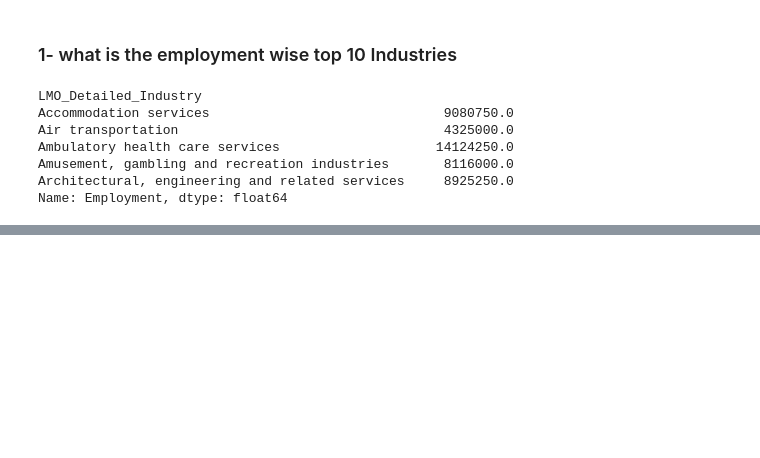
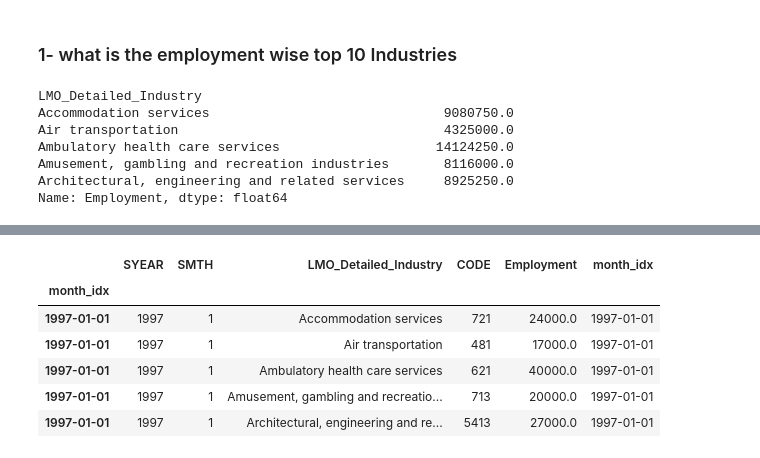
Before and after one commit to geehaad/Time-Series-Analysis-of-NAICS, a Jupyter notebook: Time Series Analysis of NAICS-Copy1.ipynb, the cells around one changed output, grey strips where cells are left out. Cells and saved outputs as stored; diff of their text form; code cells hidden in the pictures; blank space fills up the shorter version.

```diff
--- a/Time Series Analysis of NAICS-Copy1.ipynb
+++ b/Time Series Analysis of NAICS-Copy1.ipynb
@@ -419,0 +426,14 @@ emp_industry.sort_values(ascending=True).plot(kind="barh", figsize=(20,25))
+# %%
+# Create a dataframe with year and month as index
+month_emp = output_df
+month_emp['month_idx'] = pd.to_datetime([f'{y}-{m}' for y, m in zip(month_emp.SYEAR, month_emp.SMTH)])
+month_emp.index = month_emp["month_idx"]
+month_emp.t()
+# %% [output]
+|  | SYEAR | SMTH | LMO_Detailed_Industry | CODE | Employment | month_idx |
+| month_idx |  |  |  |  |  |  |
+| 1997-01-01 | 1997 | 1 | Accommodation services | 721 | 24000.0 | 1997-01-01 |
+| 1997-01-01 | 1997 | 1 | Air transportation | 481 | 17000.0 | 1997-01-01 |
+| 1997-01-01 | 1997 | 1 | Ambulatory health care services | 621 | 40000.0 | 1997-01-01 |
+| 1997-01-01 | 1997 | 1 | Amusement, gambling and recreatio... | 713 | 20000.0 | 1997-01-01 |
+| 1997-01-01 | 1997 | 1 | Architectural, engineering and re... | 5413 | 27000.0 | 1997-01-01 |
```
Also changed, not shown: parts of 2 cells of this notebook.
